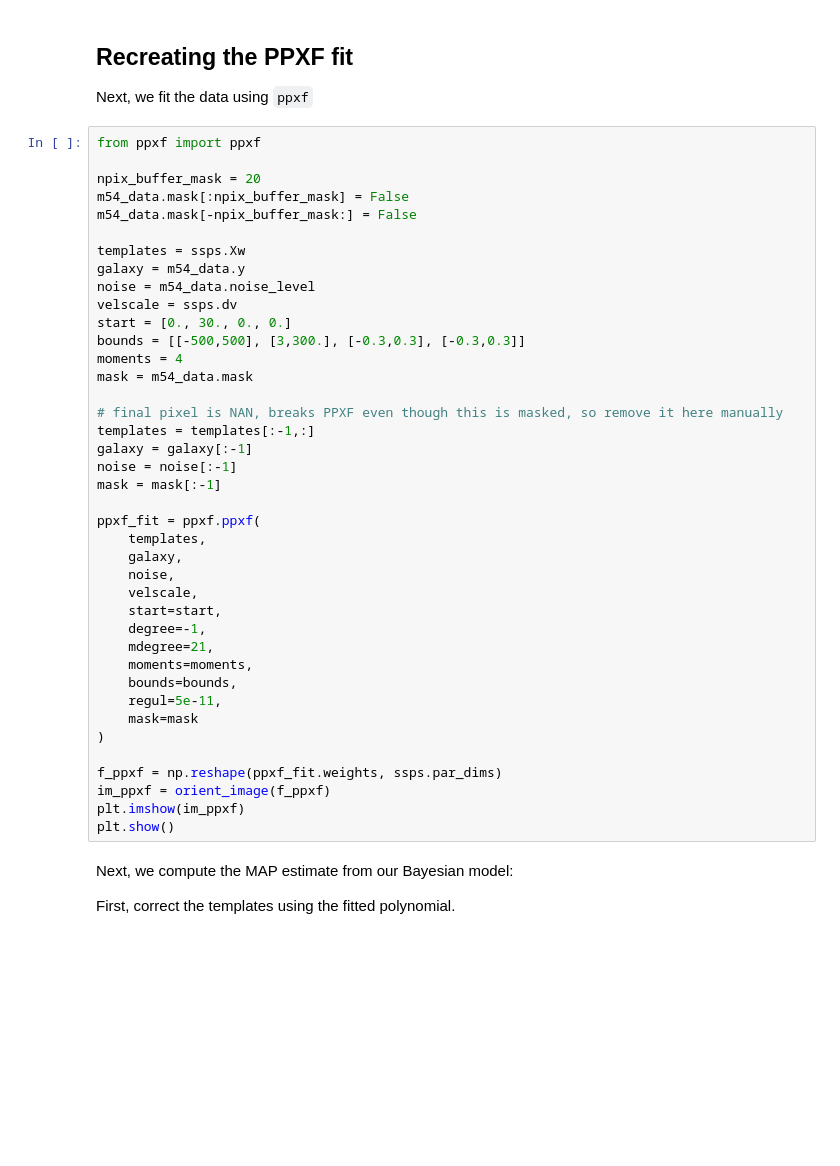
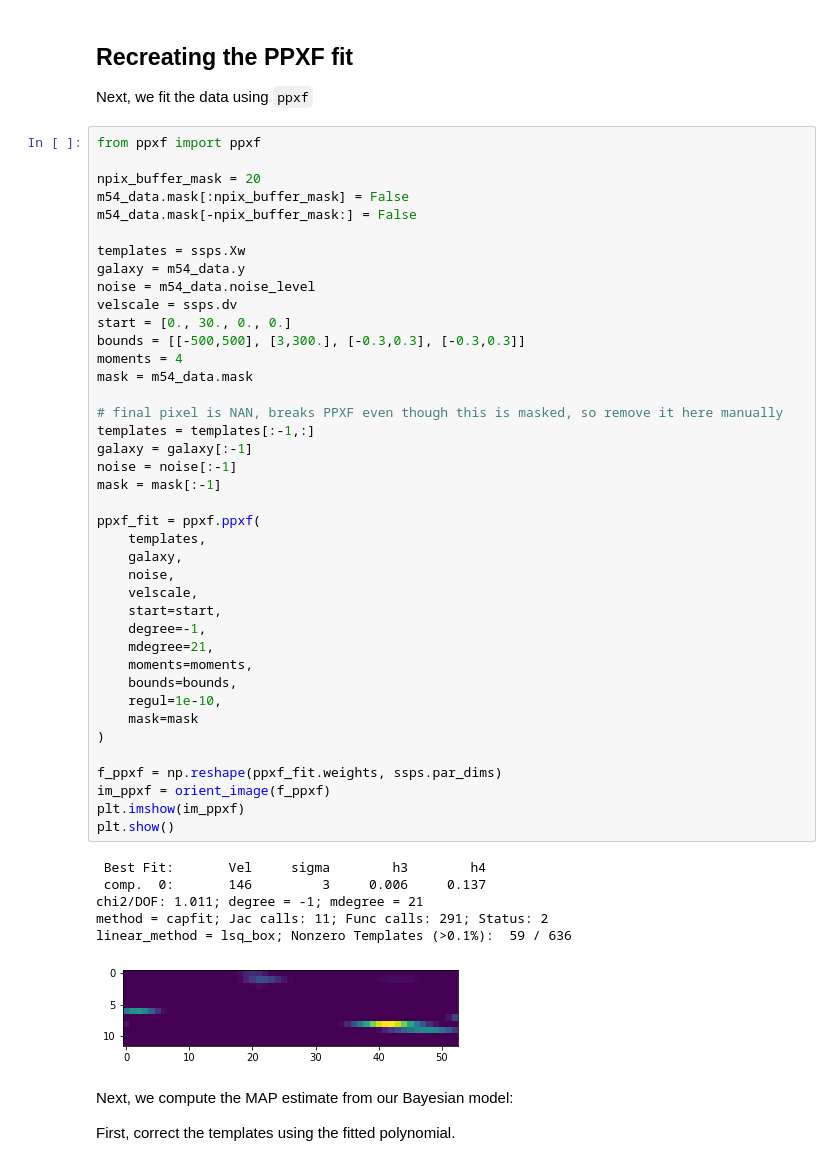
Before and after one commit to prashjet/uq4pk, a Jupyter notebook: notebooks/M54_part3.ipynb, the cells around one changed output. Drawn from its saved outputs; the diff is of its cells as text; blank space fills up the shorter version.

```diff
--- a/notebooks/M54_part3.ipynb
+++ b/notebooks/M54_part3.ipynb
@@ -56,34 +55,41 @@ galaxy = m54_data.y
 noise = m54_data.noise_level
 velscale = ssps.dv
 start = [0., 30., 0., 0.]
 bounds = [[-500,500], [3,300.], [-0.3,0.3], [-0.3,0.3]]
 moments = 4
 mask = m54_data.mask
 
 # final pixel is NAN, breaks PPXF even though this is masked, so remove it here manually
 templates = templates[:-1,:]
 galaxy = galaxy[:-1]
 noise = noise[:-1]
 mask = mask[:-1]
 
 ppxf_fit = ppxf.ppxf(
     templates,
     galaxy,
     noise,
     velscale,
     start=start,
     degree=-1,
     mdegree=21,
     moments=moments,
     bounds=bounds,
-    regul=5e-11,
+    regul=1e-10,
     mask=mask
 )
 
 f_ppxf = np.reshape(ppxf_fit.weights, ssps.par_dims)
 im_ppxf = orient_image(f_ppxf)
 plt.imshow(im_ppxf)
 plt.show()
+# %% [output]
+ Best Fit:       Vel     sigma        h3        h4
+ comp.  0:       146         3     0.006     0.137
+chi2/DOF: 1.011; degree = -1; mdegree = 21
+method = capfit; Jac calls: 11; Func calls: 291; Status: 2
+linear_method = lsq_box; Nonzero Templates (>0.1%):  59 / 636
+[figure, added]
 # %% [markdown]
 Next, we compute the MAP estimate from our Bayesian model:
 
```
Also changed, not shown: parts of 10 cells of this notebook, 15 other files.
